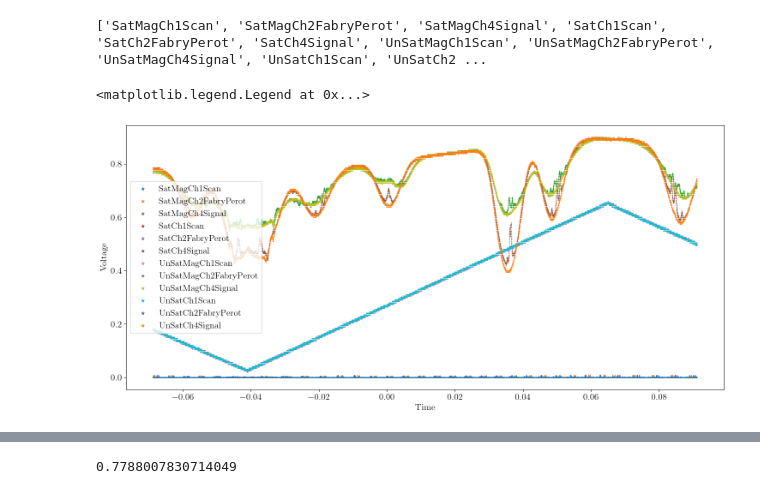
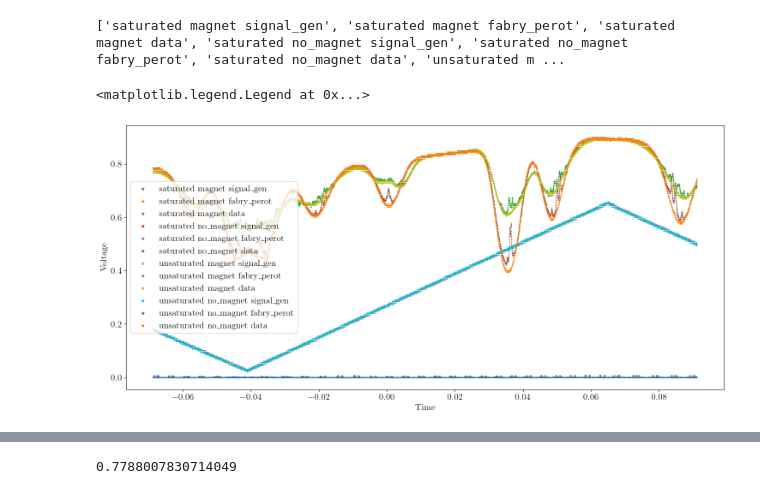
Before and after one commit to andres-luengo/alden-andres-max-most-dangerous-4450-trio, a Jupyter notebook: rb-spectroscopy/doppler_broadening.ipynb, the cells around one changed output, grey strips where cells are left out. Saved outputs shown, nothing was run; the diff lists cells and outputs as text; code cells hidden in the pictures.

```diff
--- a/rb-spectroscopy/doppler_broadening.ipynb
+++ b/rb-spectroscopy/doppler_broadening.ipynb
@@ -13,7 +13,7 @@ plt.rcParams.update({
 })
 plt.rcParams["font.size"] = 15
 # %%
-# Load in all the data
+# # Load in all the data
 name_dict = {
     "sat":{
         "mag":{
@@ -26,46 +26,41 @@ name_dict = {
             "fabry": "SatCh2FabryPerot",
             "signal": "SatCh4Signal"
         }
     },
     "unsat":{
         "mag":{
             "scan": "UnSatMagCh1Scan",
             "fabry": "UnSatMagCh2FabryPerot",
             "signal": "UnSatMagCh4Signal"
         },
         "nomag":{
             "scan": "UnSatCh1Scan",
             "fabry": "UnSatCh2FabryPerot",
             "signal": "UnSatCh4Signal"
         }
     }
 }
 
 
 plt.figure(figsize=(18,8))
 plt.xlabel("Time")
 plt.ylabel("Voltage")
 names=[]
 frames = []
 data_dict = {}
-for key, value in name_dict.items():
-    data_dict[key]={}
-    # print(key, value)
-    for magnet_status, data_list in value.items():
-        data_dict[key][magnet_status]={}
-        # print("\t", data_list)
-        for scan_name, filename in data_list.items():
-            data_dict[key][magnet_status][scan_name]={}
-            # if "Scan" in filename: continue
-            names.append(filename)
+for sat_type in ["saturated", "unsaturated"]:
+    data_dict[sat_type]={}
+    for mag_stat in ["magnet", "no_magnet"]:
+        data_dict[sat_type][mag_stat]={}
+        for dat_type in ["signal_gen", "fabry_perot", "data"]:
+            filename = f"./data/{sat_type}/{mag_stat}/{dat_type}.CSV"
+            names.append(f"{sat_type} {mag_stat} {dat_type}")
             # print("\t\t", scan_name, filename + ".CSV")
-            df = pd.read_csv("./old_rb/" + filename + ".CSV", skiprows=15)
-            data_dict[key][magnet_status][scan_name]=df
-            # print(df.columns[0])
-            plt.scatter(df[df.columns[0]], np.asarray(df[df.columns[1]])*.01, marker="*", s=.1)
+            df = pd.read_csv(filename, skiprows=15)
+            data_dict[sat_type][mag_stat][dat_type]=df
 print(names)
 plt.legend(names, markerscale=15)
 # %% [output]
-['SatMagCh1Scan', 'SatMagCh2FabryPerot', 'SatMagCh4Signal', 'SatCh1Scan', 'SatCh2FabryPerot', 'SatCh4Signal', 'UnSatMagCh1Scan', 'UnSatMagCh2FabryPerot', 'UnSatMagCh4Signal', 'UnSatCh1Scan', 'UnSatCh2 ...
+['saturated magnet signal_gen', 'saturated magnet fabry_perot', 'saturated magnet data', 'saturated no_magnet signal_gen', 'saturated no_magnet fabry_perot', 'saturated no_magnet data', 'unsaturated m ...
 <matplotlib.legend.Legend at 0x...>
-[figure, old version]
+[figure, new version]
```
Also changed, not shown: parts of 4 cells of this notebook.
